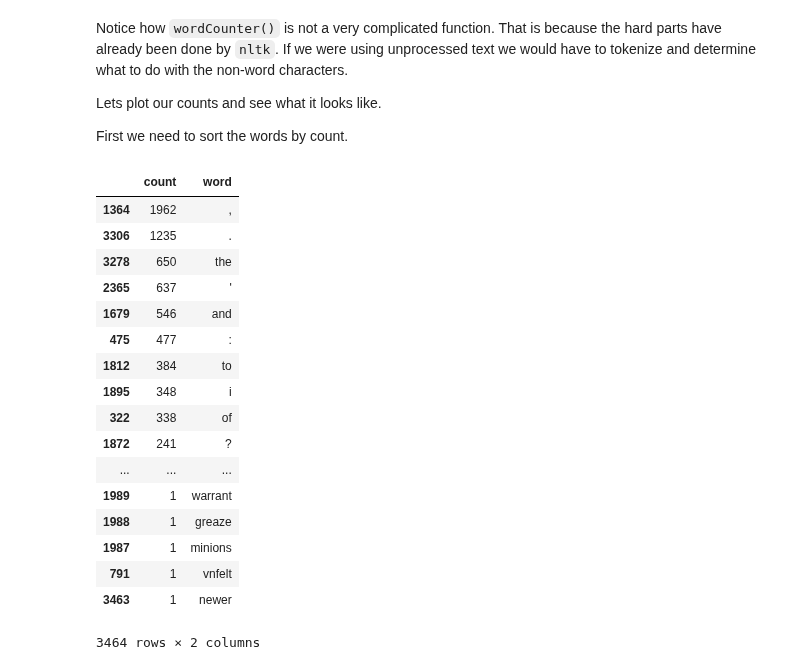
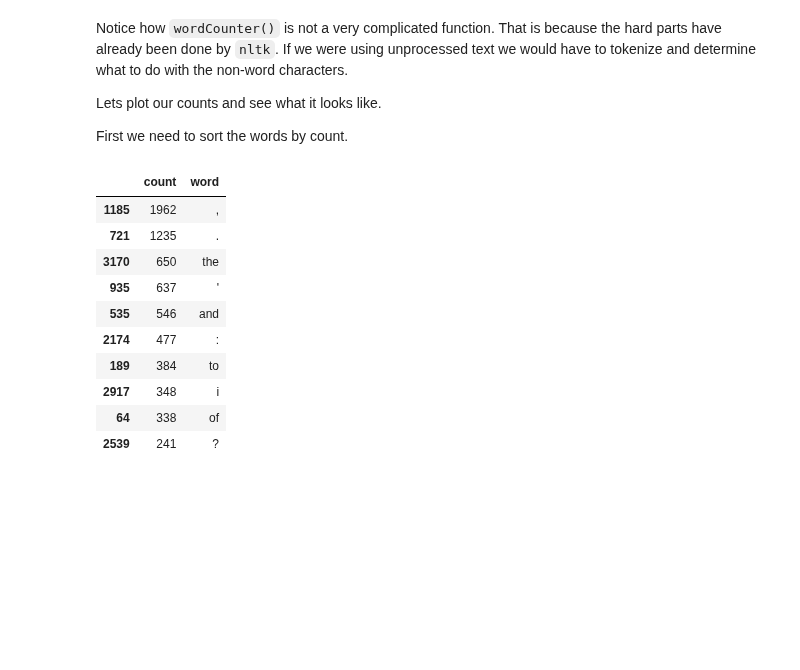
Before and after one commit to KnowledgeLab/content_analysis, a Jupyter notebook: notebooks/2-Corpus-Linguistics.ipynb, the cells around one changed output. Cells and saved outputs as stored; diff of their text form; code cells hidden in the pictures; blank space fills up the shorter version.

```diff
--- a/notebooks/2-Corpus-Linguistics.ipynb
+++ b/notebooks/2-Corpus-Linguistics.ipynb
@@ -110,24 +107,17 @@ First we need to sort the words by count.
 # %%
 #Doing this in place as we don't need the unsorted DataFrame
 countedWords.sort_values('count', ascending=False, inplace=True)
-countedWords
+countedWords[:10]
 # %% [output]
 |  | count | word |
-| 1364 | 1962 | , |
-| 3306 | 1235 | . |
-| 3278 | 650 | the |
-| 2365 | 637 | ' |
-| 1679 | 546 | and |
-| 475 | 477 | : |
-| 1812 | 384 | to |
-| 1895 | 348 | i |
-| 322 | 338 | of |
-| 1872 | 241 | ? |
-| ... | ... | ... |
-| 1989 | 1 | warrant |
-| 1988 | 1 | greaze |
-| 1987 | 1 | minions |
-| 791 | 1 | vnfelt |
-| 3463 | 1 | newer |
+| 1185 | 1962 | , |
+| 721 | 1235 | . |
+| 3170 | 650 | the |
+| 935 | 637 | ' |
+| 535 | 546 | and |
+| 2174 | 477 | : |
+| 189 | 384 | to |
+| 2917 | 348 | i |
+| 64 | 338 | of |
+| 2539 | 241 | ? |
-3464 rows × 2 columns
 # %%
```
Also changed, not shown: parts of 23 cells of this notebook, 4 other files.
